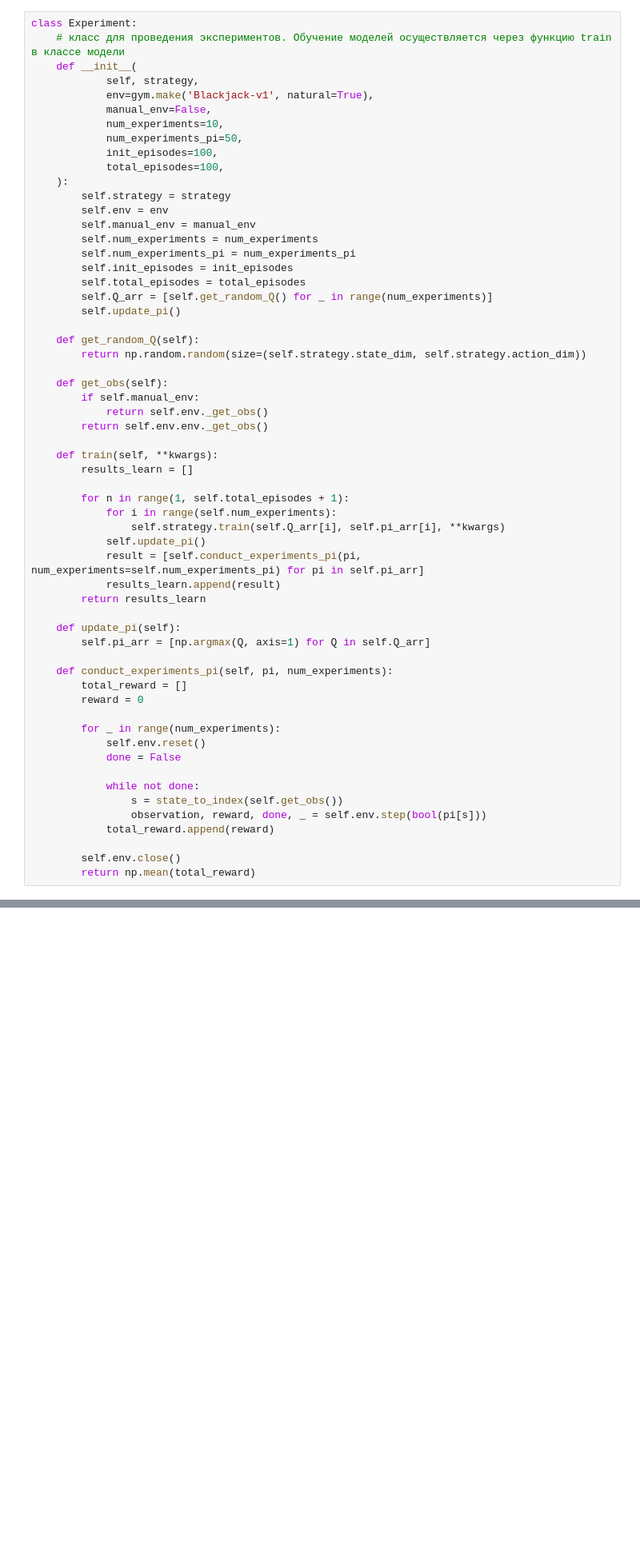
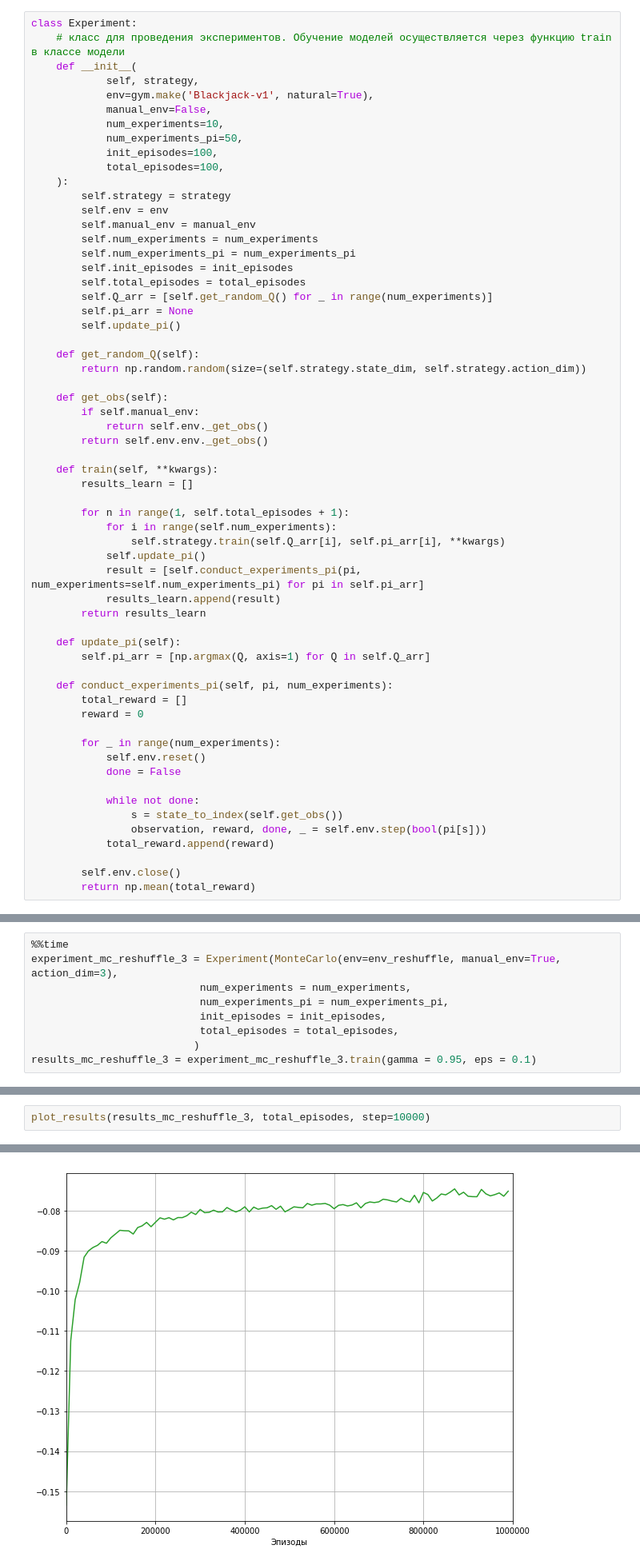
Before and after one commit to vkorennoy/ADV-RL, a Jupyter notebook: HW_1/HW-1_experiments.ipynb, the cells around one changed output, grey strips where cells are left out. Shown: that part at 80% size. Drawn from its saved outputs; the diff is of its cells as text; blank space fills up the shorter version.

```diff
--- a/HW_1/HW-1_experiments.ipynb
+++ b/HW_1/HW-1_experiments.ipynb
@@ -102,6 +102,7 @@ class Experiment:
         self.init_episodes = init_episodes
         self.total_episodes = total_episodes
         self.Q_arr = [self.get_random_Q() for _ in range(num_experiments)]
+        self.pi_arr = None
         self.update_pi()
 
     def get_random_Q(self):
@@ -650,0 +650,9 @@ Mean score for last 10% of episodes: -0.0852
+# %%
+%%time
+experiment_mc_reshuffle_3 = Experiment(MonteCarlo(env=env_reshuffle, manual_env=True, action_dim=3),
+                           num_experiments = num_experiments,
+                           num_experiments_pi = num_experiments_pi,
+                           init_episodes = init_episodes,
+                           total_episodes = total_episodes,
+                          )
+results_mc_reshuffle_3 = experiment_mc_reshuffle_3.train(gamma = 0.95, eps = 0.1)
@@ -650,0 +661,3 @@ Mean score for last 10% of episodes: -0.0852
+# %%
+plot_results(results_mc_reshuffle_3, total_episodes, step=10000)
+# %% [output]
@@ -651,2 +665,3 @@ Mean score for last 10% of episodes: -0.0852
+[figure, added]
 # %% [markdown]
 ### Выводы
```
Also changed, not shown: parts of 29 cells of this notebook.
